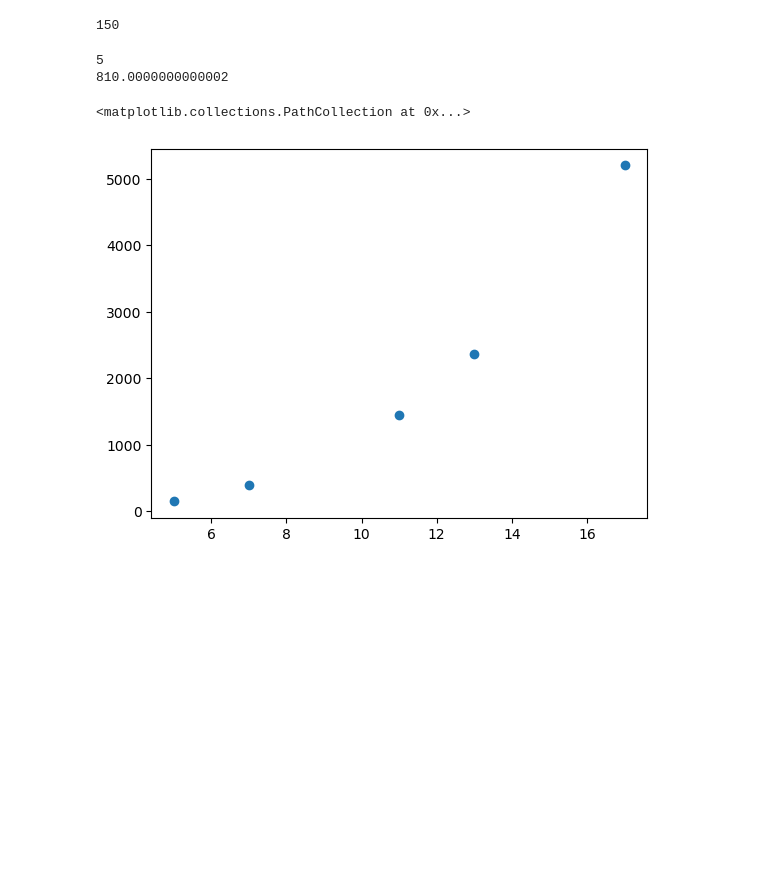
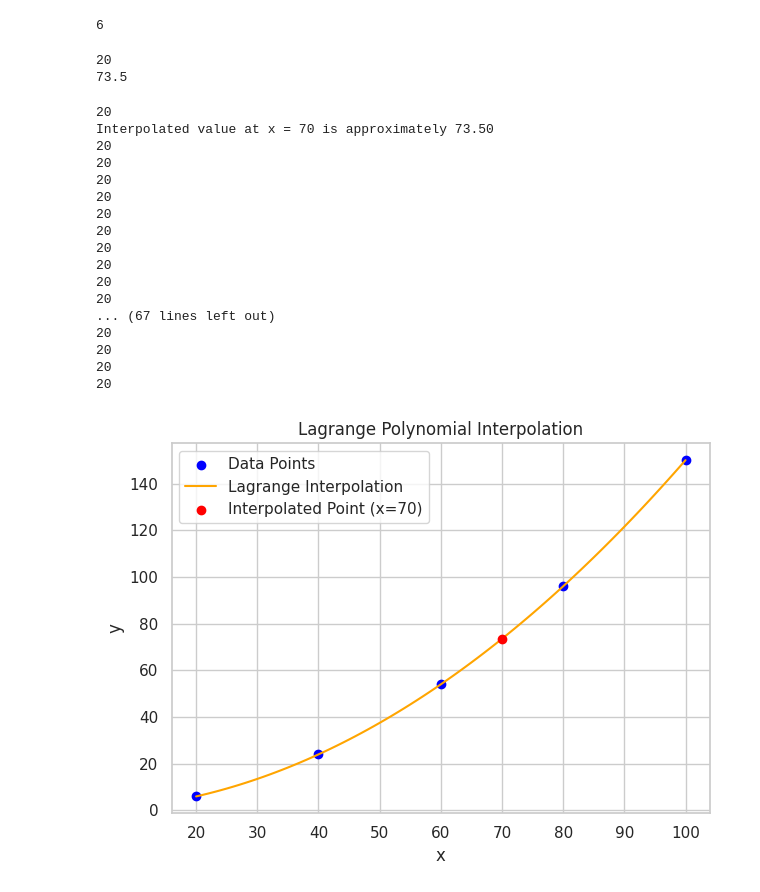
Before and after one commit to bibidhSubedi0/Numerical-Methods, a Jupyter notebook: lagrange.ipynb, the cells around one changed output. Drawn from its saved outputs; the diff is of its cells as text; code cells hidden in the pictures; blank space fills up the shorter version.

```diff
--- a/lagrange.ipynb
+++ b/lagrange.ipynb
@@ -1,7 +1,7 @@
 # %%
-l=[(5,150),(7,392),(11,1452),(13,2366),(17,5202)]
-x=[5,7,11,13,17]
-y=[150,392,1452,2366,5202]
+l = [(20, 6), (40, 24), (60, 54), (80, 96), (100, 150)]
+x = [i[0] for i in l]
+y = [i[1] for i in l]
 # %%
 import seaborn as sns
 import pandas as pd
@@ -25,16 +25,54 @@ def interpolate(f, xi,n):
 # %%
 print(l[0][1])
 # %% [output]
-150
+6
 # %%
-to = 9
+to = 70
 clc = print(interpolate(l, to,5))
 # %% [output]
-5
-810.0000000000002
+20
+73.5
 # %%
-plt.scatter(x,y)
-plt.scatter(to,clc)
+# Interpolate at x = 9
+to = 70
+yi = interpolate(l, to, len(l))
+print(f"Interpolated value at x = {to} is approximately {yi:.2f}")
+
+# Plot original points
+sns.set(style="whitegrid")
+plt.scatter(x, y, color='blue', label='Data Points')
+
+# Plot interpolated curve
+x_vals = [i for i in range(min(x), max(x)+1)]
+y_vals = [interpolate(l, i, len(l)) for i in x_vals]
+plt.plot(x_vals, y_vals, label='Lagrange Interpolation', color='orange')
+
+# Highlight interpolated point
+plt.scatter([to], [yi], color='red', label=f'Interpolated Point (x={to})', zorder=5)
+
+# Labels
+plt.title("Lagrange Polynomial Interpolation")
+plt.xlabel("x")
+plt.ylabel("y")
+plt.legend()
+plt.tight_layout()
+plt.show()
 # %% [output]
-<matplotlib.collections.PathCollection at 0x...>
+20
+Interpolated value at x = 70 is approximately 73.50
+20
+20
+20
+20
+20
+20
+20
+20
+20
+20
+... (67 lines left out)
+20
+20
+20
+20
-[figure, old version]
+[figure, new version]
```
Also changed, not shown: 2 other files.
